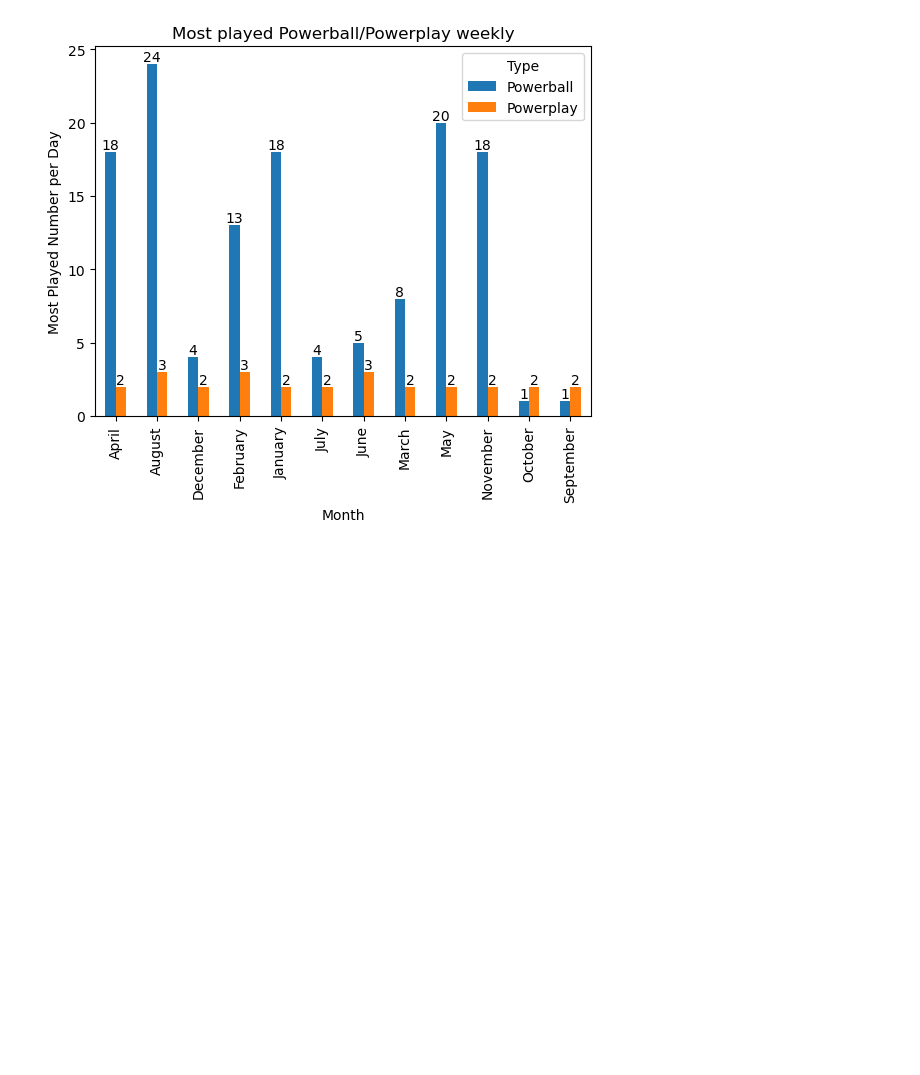
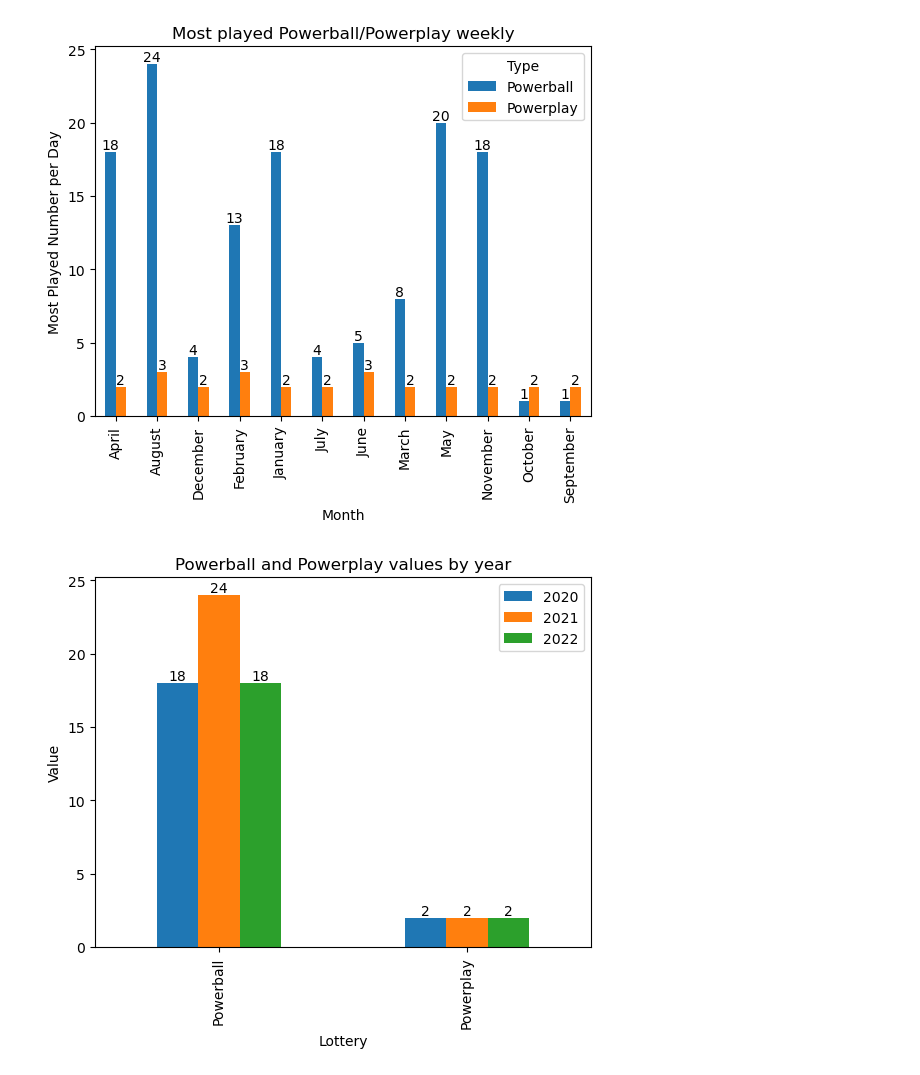
Before and after one commit to JLaydeJ/Project_1, a Jupyter notebook: 2020-2022 Washington State Lottery.ipynb, the cells around one changed output. Cells and saved outputs as stored; diff of their text form; code cells hidden in the pictures; blank space fills up the shorter version.

```diff
--- a/2020-2022 Washington State Lottery.ipynb
+++ b/2020-2022 Washington State Lottery.ipynb
@@ -741,6 +851,40 @@ for container in ax.containers:
 plt.show()
 # %% [output]
 [figure]
+# %%
+# question 3
+
+powerball_powerplay_years_combined = [{2020: {'Powerball': 18, 'Powerplay': 2}},
+                                      {2021: {'Powerball': 24, 'Powerplay': 2}},
+                                      {2022: {'Powerball': 18, 'Powerplay': 2}}]
+
+# create an empty DataFrame
+total_years_combined_df= pd.DataFrame()
+
+# loop through the series to fill the dataframe:
+for data in powerball_powerplay_years_combined:
+
+    # extract the year and the data for that year
+    year, year_data = list(data.items())[0]
+
+    # add the data for that year as a new column in the DataFrame
+    total_years_combined_df[year] = pd.Series(year_data)
+
+
+# create a bar plot of the data
+ax = total_years_combined_df.plot.bar()
+
+# add labels and title
+plt.xlabel('Lottery')
+plt.ylabel('Value')
+plt.title('Powerball and Powerplay values by year')
+for container in ax.containers:
+    ax.bar_label(container)
+
+# show the plot
+plt.show()
+# %% [output]
+[figure, added]
 # %%
 # Question 4
 
```
Also changed, not shown: parts of 15 cells of this notebook.
